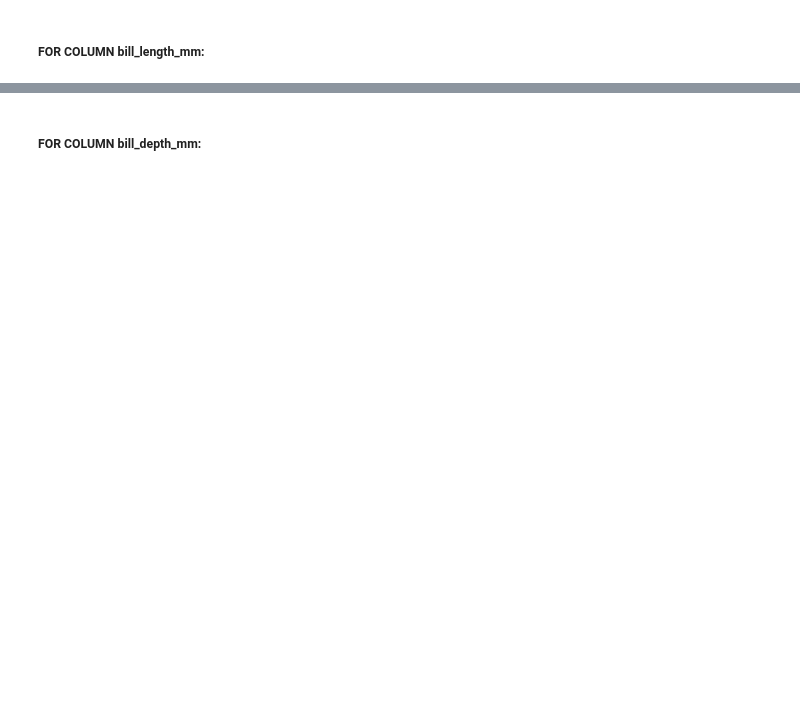
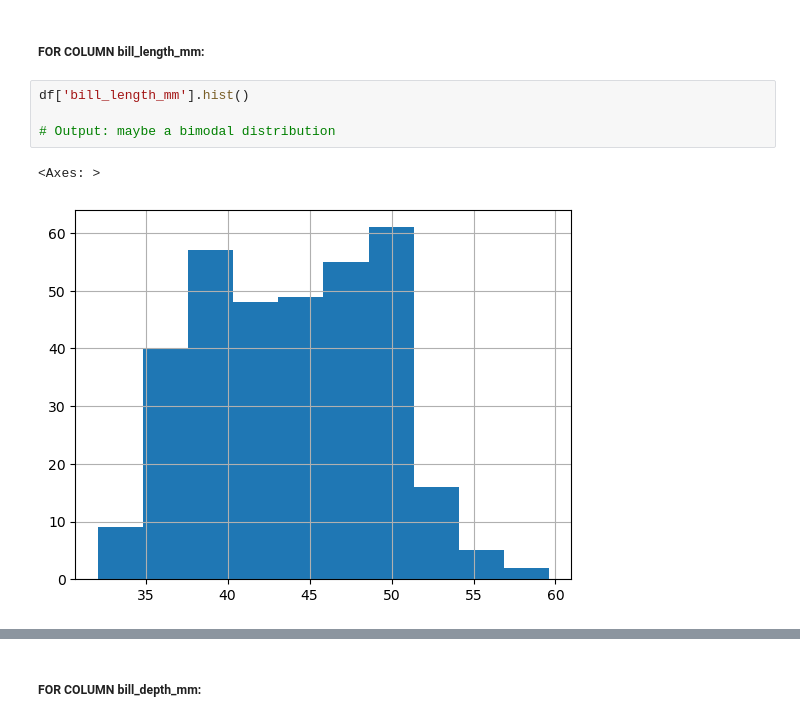
Before and after one commit to nurbujang/fundaw23, a Jupyter notebook: tasks.ipynb, the cells around one changed output, grey strips where cells are left out. Saved outputs shown, nothing was run; the diff lists cells and outputs as text; blank space fills up the shorter version.

Commit message:
bill length and depth

```diff
--- a/tasks.ipynb
+++ b/tasks.ipynb
@@ -194,2 +189,9 @@ Probability distributions only apply on numerical columns bill_length_mm, bill_d
 # %% [markdown]
 ##### FOR COLUMN bill_length_mm:
+# %%
+df['bill_length_mm'].hist()
+
+# Output: maybe a bimodal distribution
+# %% [output]
+<Axes: >
+[figure, added]
```
Also changed, not shown: parts of 15 cells of this notebook, 1 other file.
